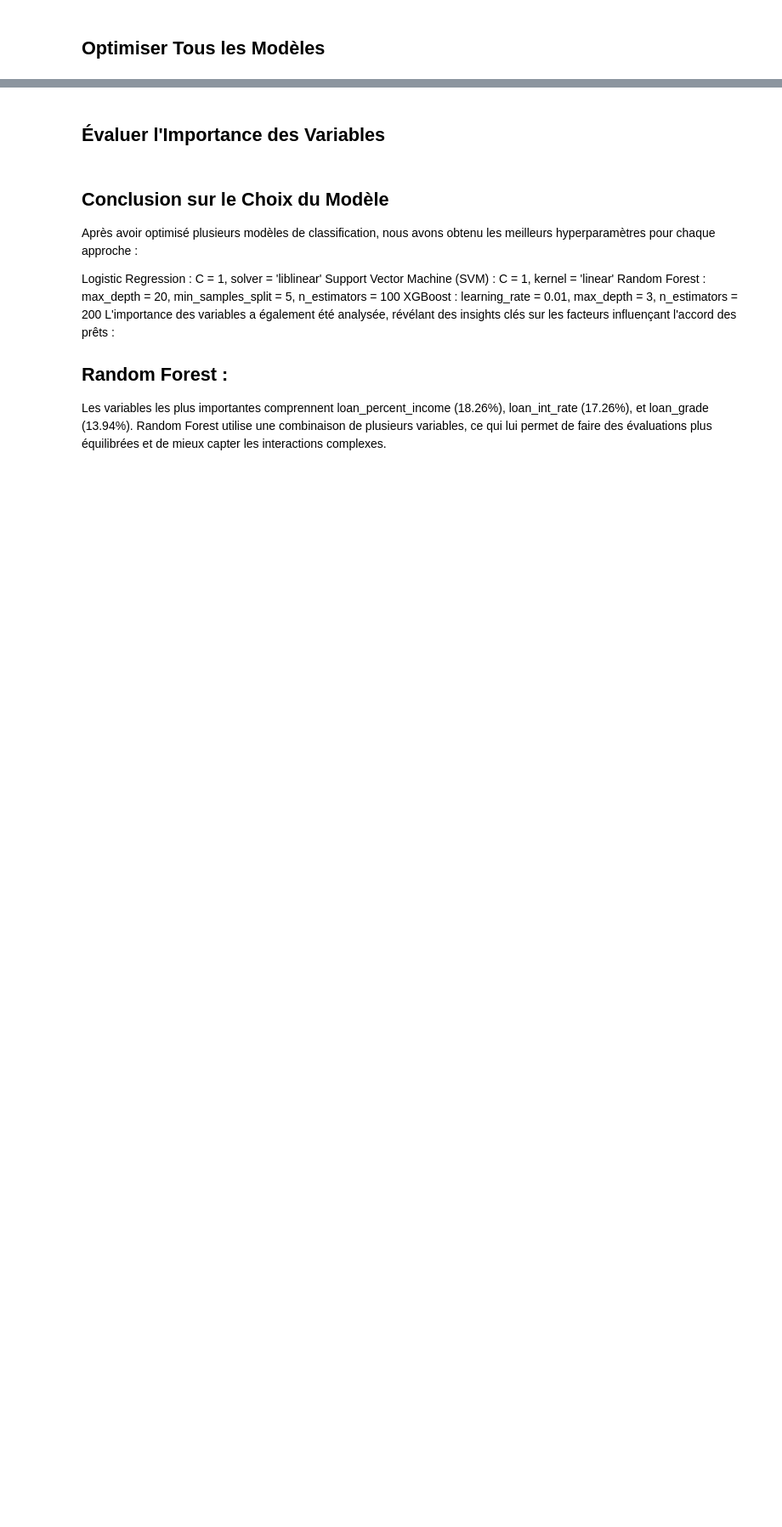
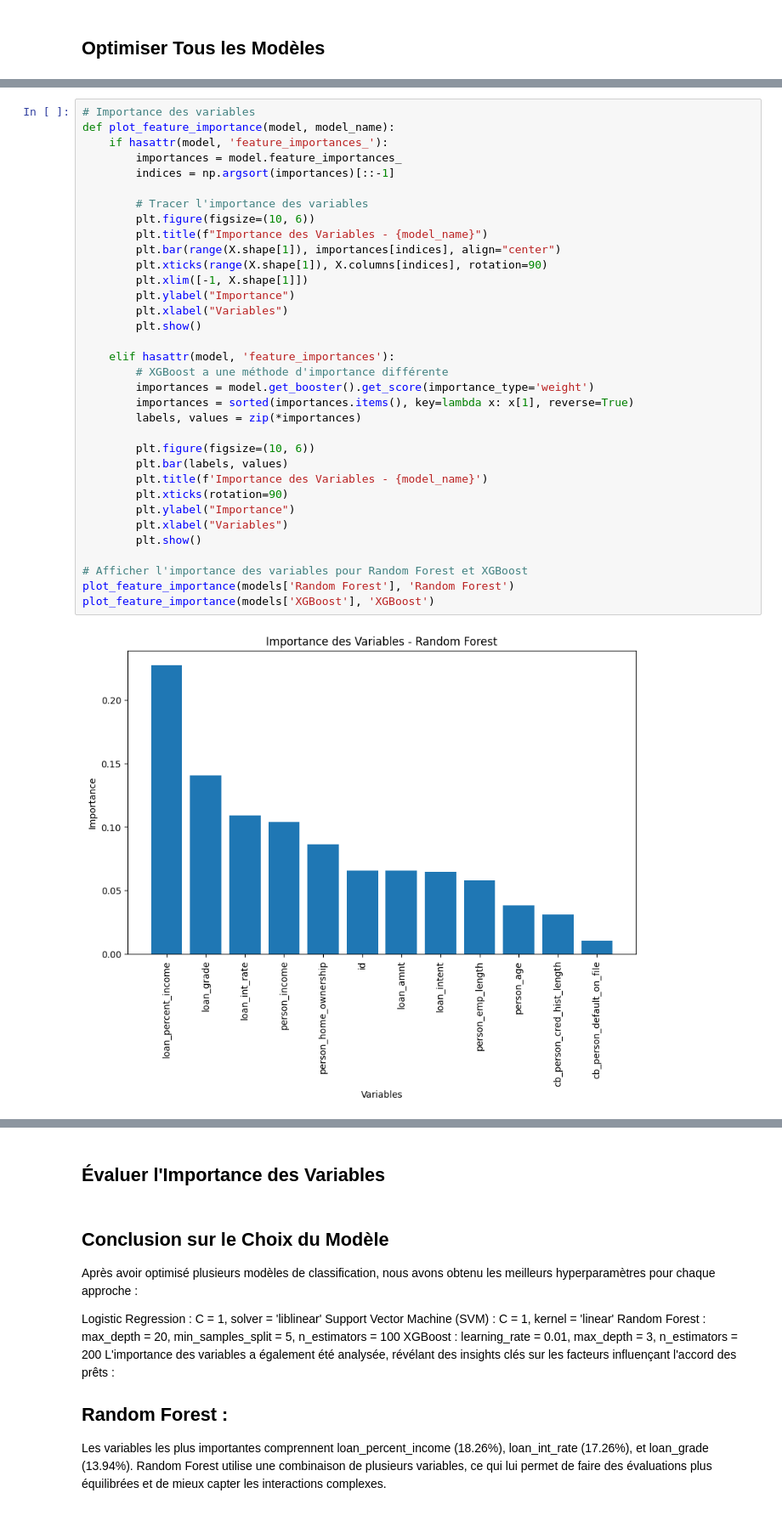
Before and after one commit to khelifaYacine/playground_series_s4e10, a Jupyter notebook: playground-series-saison-4-pisode-10 (5).ipynb, the cells around one changed output, grey strips where cells are left out. Shown: that part at 85% size. Cells and saved outputs as stored; diff of their text form; blank space fills up the shorter version.

```diff
--- a/playground-series-saison-4-pisode-10 (5).ipynb
+++ b/playground-series-saison-4-pisode-10 (5).ipynb
@@ -537,0 +490,36 @@ Meilleurs paramètres: {'C': 0.1, 'solver': 'liblinear'}
+# %%
+# Importance des variables
+def plot_feature_importance(model, model_name):
+    if hasattr(model, 'feature_importances_'):
+        importances = model.feature_importances_
+        indices = np.argsort(importances)[::-1]
+
+        # Tracer l'importance des variables
+        plt.figure(figsize=(10, 6))
+        plt.title(f"Importance des Variables - {model_name}")
+        plt.bar(range(X.shape[1]), importances[indices], align="center")
+        plt.xticks(range(X.shape[1]), X.columns[indices], rotation=90)
+        plt.xlim([-1, X.shape[1]])
+        plt.ylabel("Importance")
+        plt.xlabel("Variables")
+        plt.show()
+
+    elif hasattr(model, 'feature_importances'):
+        # XGBoost a une méthode d'importance différente
+        importances = model.get_booster().get_score(importance_type='weight')
+        importances = sorted(importances.items(), key=lambda x: x[1], reverse=True)
+        labels, values = zip(*importances)
+
+        plt.figure(figsize=(10, 6))
+        plt.bar(labels, values)
+        plt.title(f'Importance des Variables - {model_name}')
+        plt.xticks(rotation=90)
+        plt.ylabel("Importance")
+        plt.xlabel("Variables")
+        plt.show()
+
+# Afficher l'importance des variables pour Random Forest et XGBoost
+plot_feature_importance(models['Random Forest'], 'Random Forest')
+plot_feature_importance(models['XGBoost'], 'XGBoost')
+# %% [output]
+[figure, added]
```
Also changed, not shown: parts of 8 cells of this notebook.
